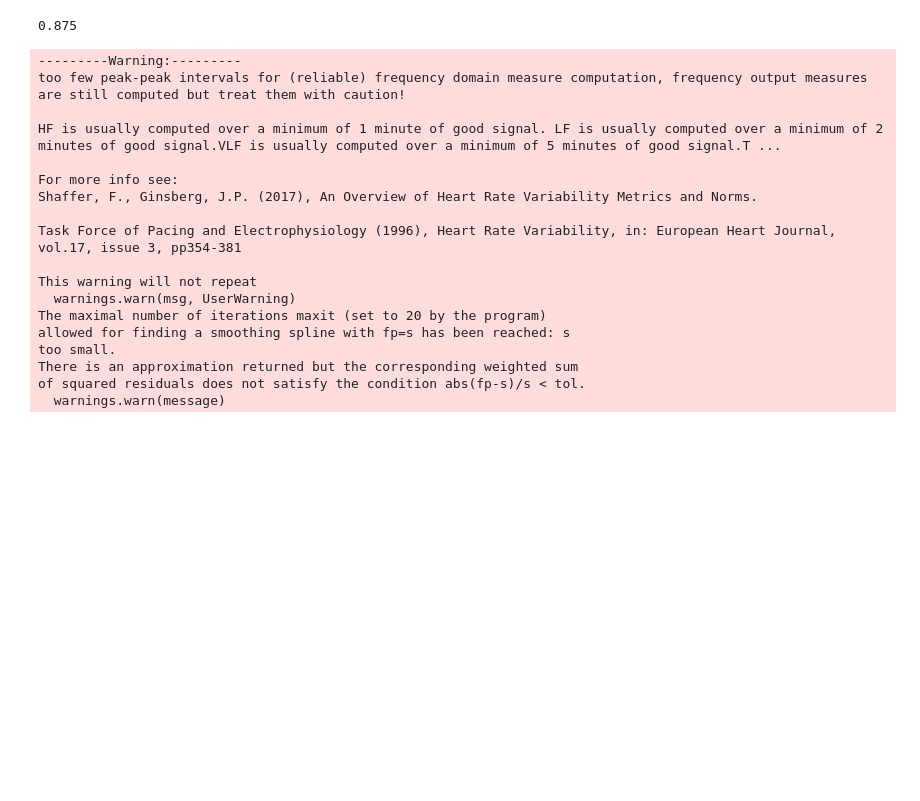
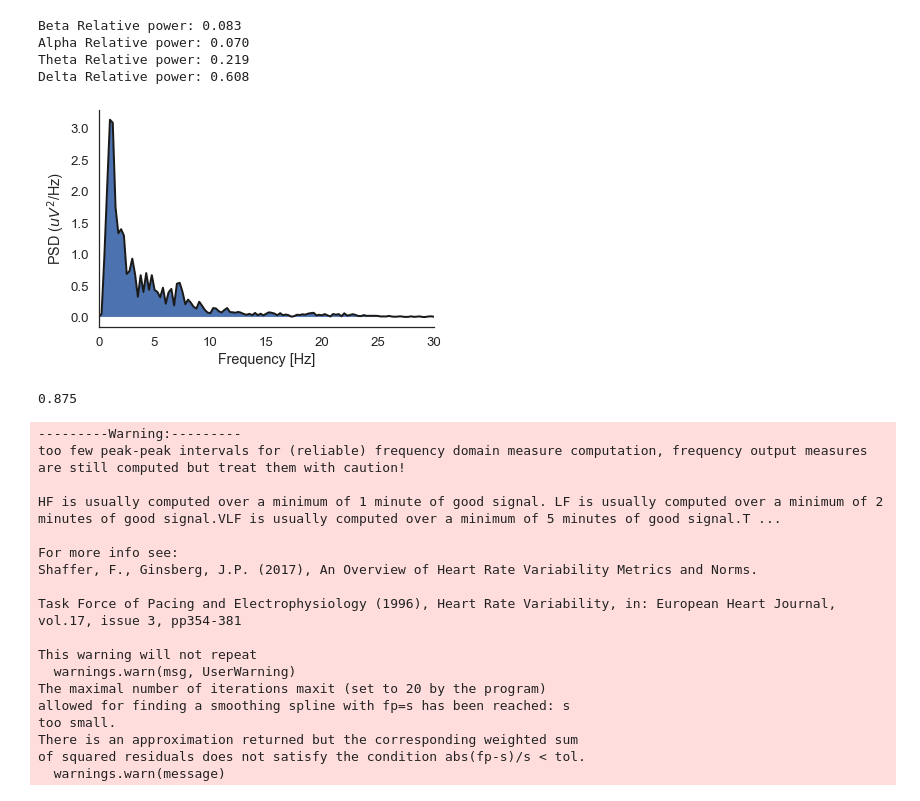
Before and after one commit to brycegsmith/psg_project, a Jupyter notebook: main.ipynb, the cells around one changed output. Drawn from its saved outputs; the diff is of its cells as text; code cells hidden in the pictures; blank space fills up the shorter version.

```diff
--- a/main.ipynb
+++ b/main.ipynb
@@ -16,3 +25,15 @@ Creating raw.info structure...
+# %%
+# Example of Welch PSD Plot & Relative Power Feature
+vector = EEG_N3.get_eeg_vector_epoch(900, 'F4-C4')
+vector_clean = EEG_N3.preprocess(vector)
+EEG_N3.plot_welch_psd(vector_clean)
+EEG_N3.relative_psd_power(vector_clean)
+# %% [output]
+Beta Relative power: 0.083
+Alpha Relative power: 0.070
+Theta Relative power: 0.219
+Delta Relative power: 0.608
+[figure, added]
 # %%
 # Create ECG object:
 ecgDfInput = psgN3.data.loc[400000:600000, ["epoch", "ECG1-ECG2"]]
```
Also changed, not shown: parts of 3 cells of this notebook, 1 other file.
